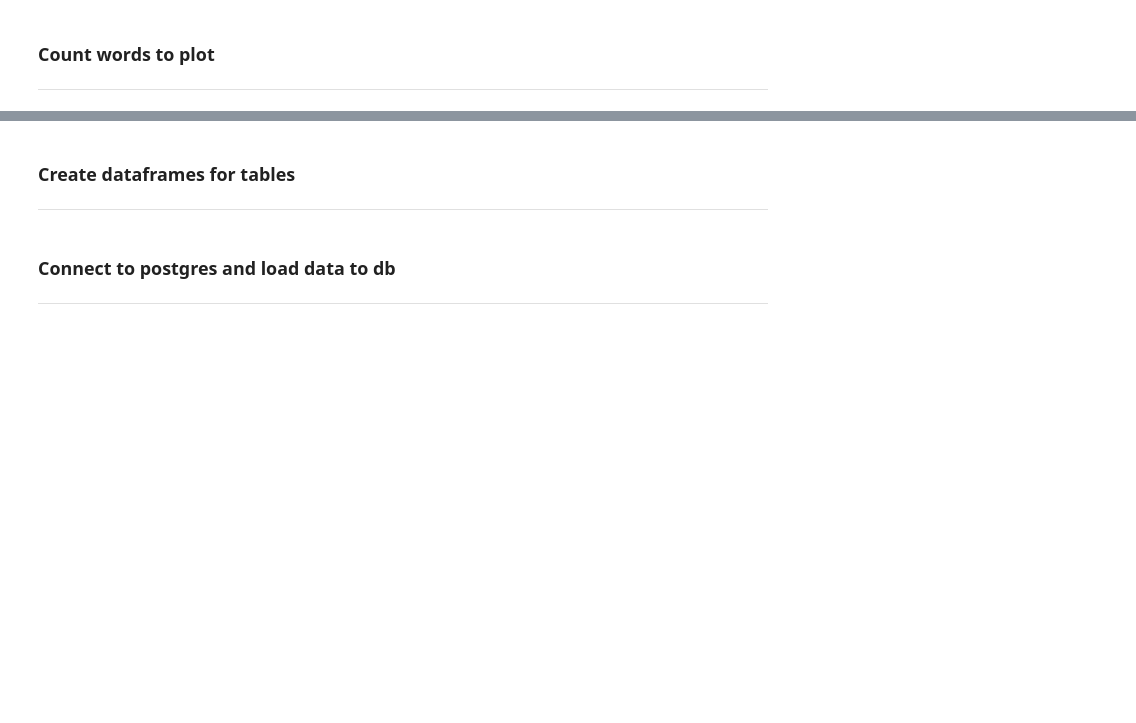
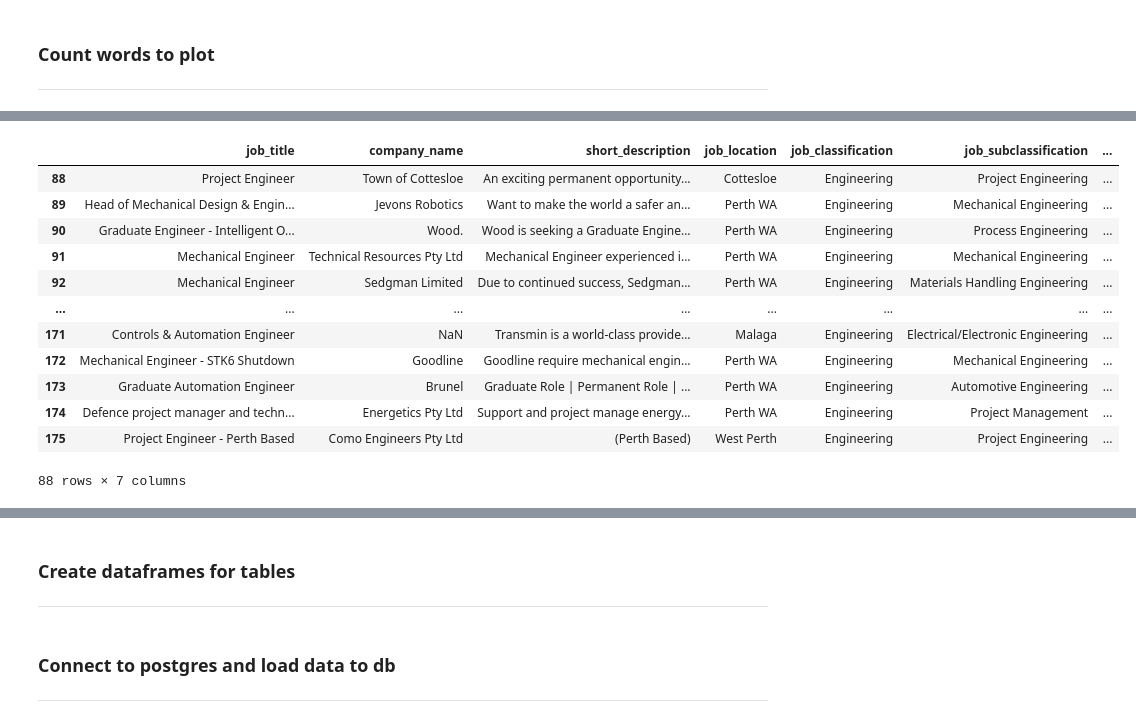
Before and after one commit to jonowood/Project_3, a Jupyter notebook: Webscraper Clean - Jon-checkpoint.ipynb, the cells around one changed output, grey strips where cells are left out. Saved outputs shown, nothing was run; the diff lists cells and outputs as text; code cells hidden in the pictures; blank space fills up the shorter version.

```diff
--- a/Webscraper Clean - Jon-checkpoint.ipynb
+++ b/Webscraper Clean - Jon-checkpoint.ipynb
@@ -146,6 +146,33 @@ seek_count.head(45)
 | 42 | Medical | 19 |
 | 43 | construction | 18 |
 | 44 | career | 18 |
+# %%
+# Create word count for each job field
+# job_field = ['construction', 'engineering', 'healthcare-medical', 'sales', 'jobs-in-community-services-development']
+
+construction_df = seek_data_df[seek_data_df['job_classification']=='Construction']
+engineering_df = seek_data_df[seek_data_df['job_classification']=='Engineering']
+healthcare_medical_df = seek_data_df[seek_data_df['job_classification']=='Healthcare & Medical']
+sales_df = seek_data_df[seek_data_df['job_classification']=='Sales']
+jobs_in_community_services_development_df = seek_data_df[seek_data_df['job_classification']=='Community Services & Development']
+
+# healthcare_medical_df
+# construction_df
+engineering_df
+# %% [output]
+|  | job_title | company_name | short_description | job_location | job_classification | job_subclassification | ... |
+| 88 | Project Engineer | Town of Cottesloe | An exciting permanent opportunity... | Cottesloe | Engineering | Project Engineering | ... |
+| 89 | Head of Mechanical Design & Engin... | Jevons Robotics | Want to make the world a safer an... | Perth WA | Engineering | Mechanical Engineering | ... |
+| 90 | Graduate Engineer - Intelligent O... | Wood. | Wood is seeking a Graduate Engine... | Perth WA | Engineering | Process Engineering | ... |
+| 91 | Mechanical Engineer | Technical Resources Pty Ltd | Mechanical Engineer experienced i... | Perth WA | Engineering | Mechanical Engineering | ... |
+| 92 | Mechanical Engineer | Sedgman Limited | Due to continued success, Sedgman... | Perth WA | Engineering | Materials Handling Engineering | ... |
+| ... | ... | ... | ... | ... | ... | ... | ... |
+| 171 | Controls & Automation Engineer | NaN | Transmin is a world-class provide... | Malaga | Engineering | Electrical/Electronic Engineering | ... |
+| 172 | Mechanical Engineer - STK6 Shutdown | Goodline | Goodline require mechanical engin... | Perth WA | Engineering | Mechanical Engineering | ... |
+| 173 | Graduate Automation Engineer | Brunel | Graduate Role | Permanent Role | ... | Perth WA | Engineering | Automotive Engineering | ... |
+| 174 | Defence project manager and techn... | Energetics Pty Ltd | Support and project manage energy... | Perth WA | Engineering | Project Management | ... |
+| 175 | Project Engineer - Perth Based | Como Engineers Pty Ltd | (Perth Based) | West Perth | Engineering | Project Engineering | ... |
+88 rows × 7 columns
 # %%
 # create word count for each job type
 # word cloud
```
Also changed, not shown: parts of 4 cells of this notebook.
